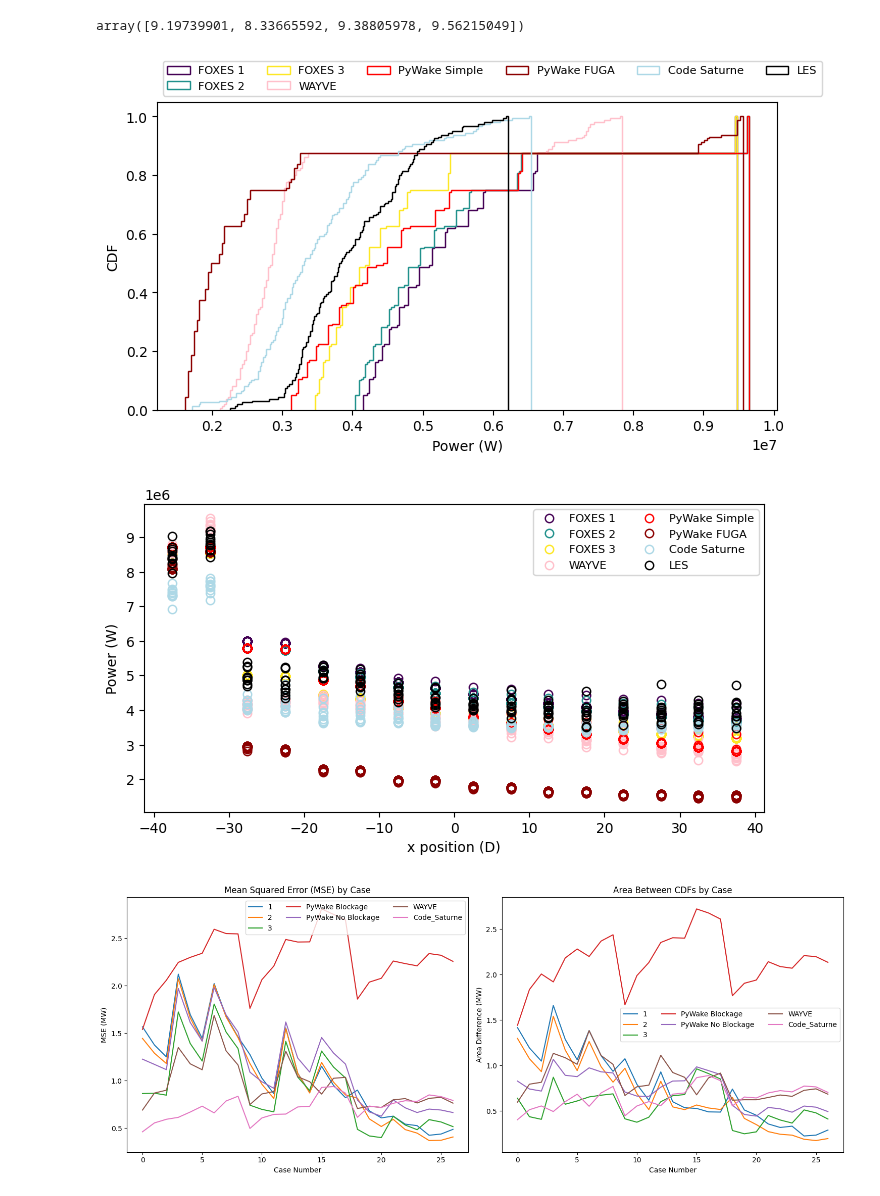
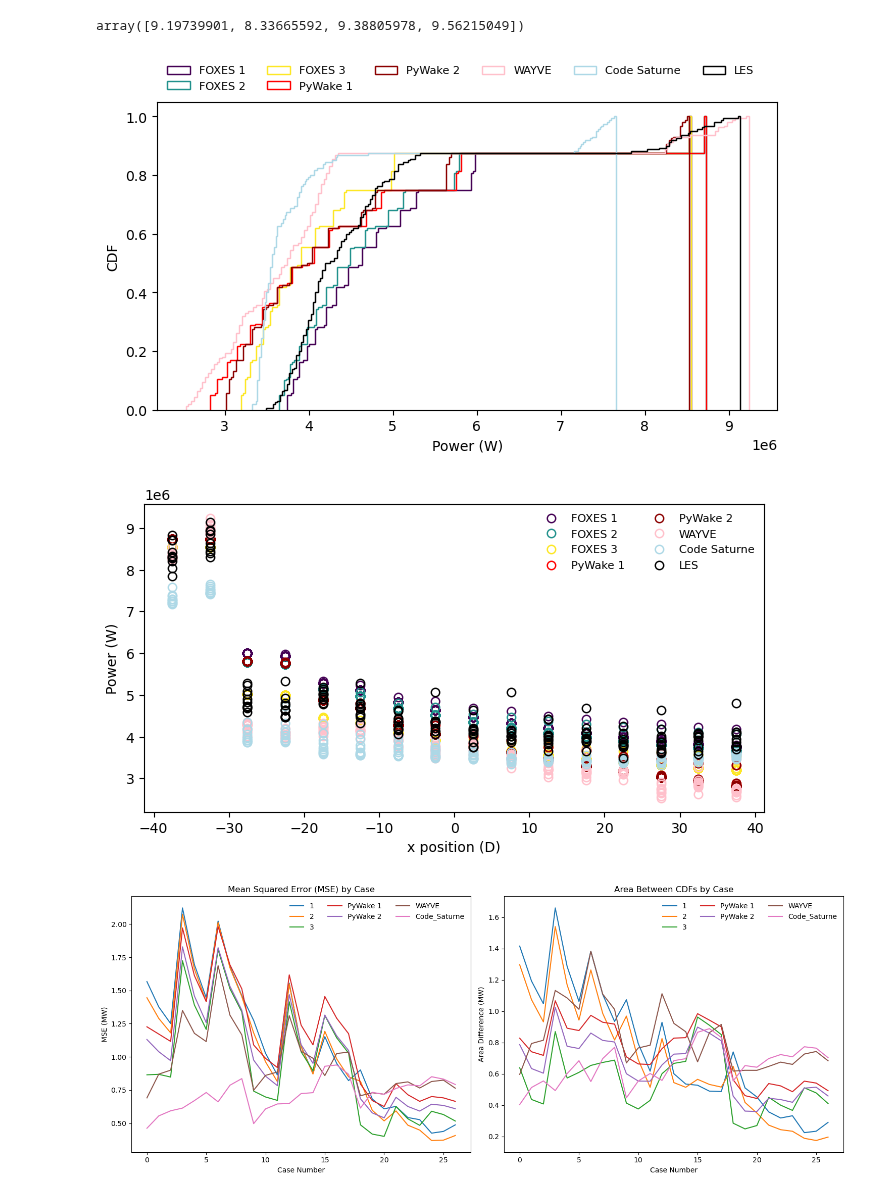
Before and after one commit to bjarketol/WIFA, a Jupyter notebook: vnv/uq_validation/validation_predictions/compare_predictions.ipynb, the cells around one changed output. Saved outputs shown, nothing was run; the diff lists cells and outputs as text; code cells hidden in the pictures.

Commit message:
updated pywake predictions

```diff
--- a/vnv/uq_validation/validation_predictions/compare_predictions.ipynb
+++ b/vnv/uq_validation/validation_predictions/compare_predictions.ipynb
@@ -25,8 +36,8 @@ power_validation_inputs_foxes_G.csv  turbine_data_validation_inputs_foxes_G.nc
 # %% [output]
 power_windio_les_validation_wayve.csv
 # %%
-pywake_no_blockage = xr.load_dataset('pyWake/pywake_linear_bast.nc')
-pywake_blockage = xr.load_dataset('pyWake/pywake_FUGA.nc')
+pywake_pred = [xr.load_dataset('pyWake/%s.nc' % ii) for ii in ['b14', 'b14-ss']]
+#pywake_pred = [xr.load_dataset('pyWake/%s.nc' % ii) for ii in ['noj', 'b14', 'b14-ss']]
 # %%
 letters = ['1', '2', '3']
 foxes_pred = [xr.load_dataset('foxes/turbine_data_validation_inputs_foxes_%s.nc' % letters[ii]) for ii in range(len(letters))]
@@ -43,41 +54,40 @@ np.array([wayve_dat.iloc[0].values[1:].max(), code_saturne_dat.iloc[0].values[1:
 # %% [output]
 array([9.19739901, 8.33665592, 9.38805978, 9.56215049])
 # %%
-case_num = 3
+case_num = 23
 les_dat = pd.read_csv('LES/power_windio_les_validation.csv')
 # %%
 plt.subplots(figsize=(8, 4))
 
 foxes_colors = plt.cm.viridis(np.linspace(0, 1, len(letters)))
-pywake_colors = ['red', 'darkred']
+pywake_colors = ['red', 'darkred', 'firebrick']
 
 for ll in range(len(letters)):
     plt.hist(foxes_pred[ll].isel(state=case_num).P * 1e3, 200, density=True, cumulative=True, histtype='step', edgecolor=foxes_colors[ll], label='FOXES %s' % letters[ll])
+for ll in range(len(pywake_pred)):
+    plt.hist(pywake_pred[ll].isel(time=case_num).Power, 200, density=True, cumulative=True, histtype='step', edgecolor=pywake_colors[ll], label='PyWake %s' % letters[ll])
 plt.hist(wayve_dat.iloc[case_num].values[1:], 200, cumulative=True, density=True, histtype='step', edgecolor='pink', label='WAYVE')
-plt.hist(pywake_no_blockage.isel(time=case_num).Power, 200, density=True, cumulative=True, histtype='step', edgecolor=pywake_colors[0], label='PyWake Simple')
-plt.hist(pywake_blockage.isel(time=case_num).Power, 200, density=True, cumulative=True, histtype='step', edgecolor=pywake_colors[1], label='PyWake FUGA')
 plt.hist(code_saturne_dat.iloc[case_num].values[1:], 200, density=True, cumulative=True, histtype='step', edgecolor='lightblue', label='Code Saturne')
 #plt.hist(code_saturne_rho.iloc[case_num].values[1:], 200, density=True, cumulative=True, histtype='step', edgecolor='blue', label='Code Saturne rho')
 plt.hist(les_dat.iloc[case_num].values[1:], 200, cumulative=True, density=True, histtype='step', edgecolor='k', label='LES')
 plt.legend(ncol=6, prop={'size': 8}, loc='upper left', bbox_to_anchor=((0, 1.15)))
 plt.xlabel("Power (W)")
 plt.ylabel('CDF')
 plt.savefig('CDFs.pdf')
 # %% [output]
-[figure, old version]
+[figure, new version]
 # %%
 D = 198.0
 x = np.array([-7425.0, -7425.0, -7425.0, -7425.0, -7425.0, -7425.0, -7425.0, -7425.0, -7425.0, -7425.0, -6435.0, -6435.0, -6435.0, -6435.0, -6435.0, -6435.0, -6435.0, -6435.0, -6435.0, -6435.0, -5445.0, -5445.0, -5445.0, -5445.0, -5445.0, -5445.0, -5445.0, -5445.0, -5445.0, -5445.0, -4455.0, -4455.0, -4455.0, -4455.0, -4455.0, -4455.0, -4455.0, -4455.0, -4455.0, -4455.0, -3465.0, -3465.0, -3465.0, -3465.0, -3465.0, -3465.0, -3465.0, -3465.0, -3465.0, -3465.0, -2475.0, -2475.0, -2475.0, -2475.0, -2475.0, -2475.0, -2475.0, -2475.0, -2475.0, -2475.0, -1485.0, -1485.0, -1485.0, -1485.0, -1485.0, -1485.0, -1485.0, -1485.0, -1485.0, -1485.0, -495.0, -495.0, -495.0, -495.0, -495.0, -495.0, -495.0, -495.0, -495.0, -495.0, 495.0, 495.0, 495.0, 495.0, 495.0, 495.0, 495.0, 495.0, 495.0, 495.0, 1485.0, 1485.0, 1485.0, 1485.0, 1485.0, 1485.0, 1485.0, 1485.0, 1485.0, 1485.0, 2475.0, 2475.0, 2475.0, 2475.0, 2475.0, 2475.0, 2475.0, 2475.0, 2475.0, 2475.0, 3465.0, 3465.0, 3465.0, 3465.0, 3465.0, 3465.0, 3465.0, 3465.0, 3465.0, 3465.0, 4455.0, 4455.0, 4455.0, 4455.0, 4455.0, 4455.0, 4455.0, 4455.0, 4455.0, 4455.0, 5445.0, 5445.0, 5445.0, 5445.0, 5445.0, 5445.0, 5445.0, 5445.0, 5445.0, 5445.0, 6435.0, 6435.0, 6435.0, 6435.0, 6435.0, 6435.0, 6435.0, 6435.0, 6435.0, 6435.0, 7425.0, 7425.0, 7425.0, 7425.0, 7425.0, 7425.0, 7425.0, 7425.0, 7425.0, 7425.0]) / D
-#y = [-4702.5, -3712.5, -2722.5, -1732.5, -742.5, 247.5, 1237.5, 2227.5, 3217.5, 4207.5, -4207.5, -3217.5, -2227.5, -1237.5, -247.5, 742.5, 1732.5, 2722.5, 3712.5, 4702.5, -4702.5, -3712.5, -2722.5, -1732.5, -742.5, 247.5, 1237.5, 2227.5, 3217.5, 4207.5, -4207.5, -3217.5, -2227.5, -1237.5, -247.5, 742.5, 1732.5, 2722.5, 3712.5, 4702.5, -4702.5, -3712.5, -2722.5, -1732.5, -742.5, 247.5, 1237.5, 2227.5, 3217.5, 4207.5, -4207.5, -3217.5, -2227.5, -1237.5, -247.5, 742.5, 1732.5, 2722.5, 3712.5, 4702.5, -4702.5, -3712.5, -2722.5, -1732.5, -742.5, 247.5, 1237.5, 2227.5, 3217.5, 4207.5, -4207.5, -3217.5, -2227.5, -1237.5, -247.5, 742.5, 1732.5, 2722.5, 3712.5, 4702.5, -4702.5, -3712.5, -2722.5, -1732.5, -742.5, 247.5, 1237.5, 2227.5, 3217.5, 4207.5, -4207.5, -3217.5, -2227.5, -1237.5, -247.5, 742.5, 1732.5, 2722.5, 3712.5, 4702.5, -4702.5, -3712.5, -2722.5, -1732.5, -742.5, 247.5, 1237.5, 2227.5, 3217.5, 4207.5, -4207.5, -3217.5, -2227.5, -1237.5, -247.5, 742.5, 1732.5, 2722.5, 3712.5, 4702.5, -4702.5, -3712.5, -2722.5, -1732.5, -742.5, 247.5, 1237.5, 2227.5, 3217.5, 4207.5, -4207.5, -3217.5, -2227.5, -1237.5, -247.5, 742.5, 1732.5, 2722.5, 3712.5, 4702.5, -4702.5, -3712.5, -2722.5, -1732.5, -742.5, 247.5, 1237.5, 2227.5, 3217.5, 4207.5, -4207.5, -3217.5, -2227.5, -1237.5, -247.5, 742.5, 1732.5, 2722.5, 3712.5, 4702.5]
+y = [-4702.5, -3712.5, -2722.5, -1732.5, -742.5, 247.5, 1237.5, 2227.5, 3217.5, 4207.5, -4207.5, -3217.5, -2227.5, -1237.5, -247.5, 742.5, 1732.5, 2722.5, 3712.5, 4702.5, -4702.5, -3712.5, -2722.5, -1732.5, -742.5, 247.5, 1237.5, 2227.5, 3217.5, 4207.5, -4207.5, -3217.5, -2227.5, -1237.5, -247.5, 742.5, 1732.5, 2722.5, 3712.5, 4702.5, -4702.5, -3712.5, -2722.5, -1732.5, -742.5, 247.5, 1237.5, 2227.5, 3217.5, 4207.5, -4207.5, -3217.5, -2227.5, -1237.5, -247.5, 742.5, 1732.5, 2722.5, 3712.5, 4702.5, -4702.5, -3712.5, -2722.5, -1732.5, -742.5, 247.5, 1237.5, 2227.5, 3217.5, 4207.5, -4207.5, -3217.5, -2227.5, -1237.5, -247.5, 742.5, 1732.5, 2722.5, 3712.5, 4702.5, -4702.5, -3712.5, -2722.5, -1732.5, -742.5, 247.5, 1237.5, 2227.5, 3217.5, 4207.5, -4207.5, -3217.5, -2227.5, -1237.5, -247.5, 742.5, 1732.5, 2722.5, 3712.5, 4702.5, -4702.5, -3712.5, -2722.5, -1732.5, -742.5, 247.5, 1237.5, 2227.5, 3217.5, 4207.5, -4207.5, -3217.5, -2227.5, -1237.5, -247.5, 742.5, 1732.5, 2722.5, 3712.5, 4702.5, -4702.5, -3712.5, -2722.5, -1732.5, -742.5, 247.5, 1237.5, 2227.5, 3217.5, 4207.5, -4207.5, -3217.5, -2227.5, -1237.5, -247.5, 742.5, 1732.5, 2722.5, 3712.5, 4702.5, -4702.5, -3712.5, -2722.5, -1732.5, -742.5, 247.5, 1237.5, 2227.5, 3217.5, 4207.5, -4207.5, -3217.5, -2227.5, -1237.5, -247.5, 742.5, 1732.5, 2722.5, 3712.5, 4702.5]
 
 plt.subplots(figsize=(8, 4))
-
+case_num = 23
 for ll in range(len(letters)):
-#for ll in range(2):
     plt.plot(x, foxes_pred[ll].isel(state=case_num).P * 1e3, c=foxes_colors[ll], label='FOXES %s' % letters[ll], marker='o', fillstyle='none', lw=0)
+for ll in range(2):
+    plt.plot(x, pywake_pred[0].isel(time=case_num).Power, c=pywake_colors[ll], label='PyWake %s' % letters[ll], marker='o', fillstyle='none', lw=0)
 plt.plot(x, wayve_dat.iloc[case_num].values[1:], c='pink', label='WAYVE', marker='o', fillstyle='none', lw=0)
-plt.plot(x, pywake_no_blockage.isel(time=case_num).Power, c=pywake_colors[0], label='PyWake Simple', marker='o', fillstyle='none', lw=0)
-plt.plot(x, pywake_blockage.isel(time=case_num).Power, c=pywake_colors[1], label='PyWake FUGA', marker='o', fillstyle='none', lw=0)
 plt.plot(x, code_saturne_dat.iloc[case_num].values[1:], c='lightblue', label='Code Saturne', marker='o', fillstyle='none', lw=0)
 plt.plot(x, les_dat.iloc[case_num].values[1:], c='k', label='LES', marker='o', fillstyle='none', lw=0)
 plt.legend(ncol=2, prop={'size': 8}, loc='upper right')
@@ -85,7 +95,7 @@ plt.xlabel("x position (D)")
 plt.ylabel('Power (W)')
 plt.savefig('Rows.pdf')
 # %% [output]
-[figure, old version]
+[figure, new version]
 # %%
 import numpy as np
 import pandas as pd
@@ -105,14 +115,14 @@ num_cases = 27
 
 # Initialize lists for storing metrics
 mse_values = {letter: [] for letter in letters}
-mse_values['PyWake Blockage'] = []
-mse_values['PyWake No Blockage'] = []
+mse_values['PyWake 1'] = []
+mse_values['PyWake 2'] = []
 mse_values['WAYVE'] = []
 mse_values['Code_Saturne'] = []
 
 area_diff_values = {letter: [] for letter in letters}
-area_diff_values['PyWake Blockage'] = []
-area_diff_values['PyWake No Blockage'] = []
+area_diff_values['PyWake 1'] = []
+area_diff_values['PyWake 2'] = []
 area_diff_values['WAYVE'] = []
 area_diff_values['Code_Saturne'] = []
 
@@ -138,18 +148,18 @@ for case_num in range(num_cases):
         area_diff_values[letter].append(area_diff)
 
     # PyWake Blockage
-    pywake_blockage_values = pywake_blockage.isel(time=case_num).Power.values
+    pywake_blockage_values = pywake_pred[1].isel(time=case_num).Power.values
     mse = np.sqrt(np.mean((pywake_blockage_values - les_case_values) ** 2)) / 1e6
-    mse_values['PyWake Blockage'].append(mse)
+    mse_values['PyWake 2'].append(mse)
     area_diff = area_between_cdfs(pywake_blockage_values, les_case_values, common_grid)
-    area_diff_values['PyWake Blockage'].append(area_diff)
+    area_diff_values['PyWake 2'].append(area_diff)
 
     # PyWake No Blockage
-    pywake_no_blockage_values = pywake_no_blockage.isel(time=case_num).Power.values
+    pywake_no_blockage_values = pywake_pred[0].isel(time=case_num).Power.values
     mse = np.sqrt(np.mean((pywake_no_blockage_values - les_case_values) ** 2)) / 1e6
-    mse_values['PyWake No Blockage'].append(mse)
+    mse_values['PyWake 1'].append(mse)
     area_diff = area_between_cdfs(pywake_no_blockage_values, les_case_values, common_grid)
-    area_diff_values['PyWake No Blockage'].append(area_diff)
+    area_diff_values['PyWake 1'].append(area_diff)
 
     # Code_Saturne
     saturne_values = code_saturne_dat.iloc[case_num].values[1:]
@@ -189,7 +199,7 @@ plt.legend(ncol=3)
 plt.tight_layout()
 plt.show()
 # %% [output]
-[figure, old version]
+[figure, new version]
 # %%
 import numpy as np
 import pandas as pd
```
Also changed, not shown: parts of 11 cells of this notebook.
